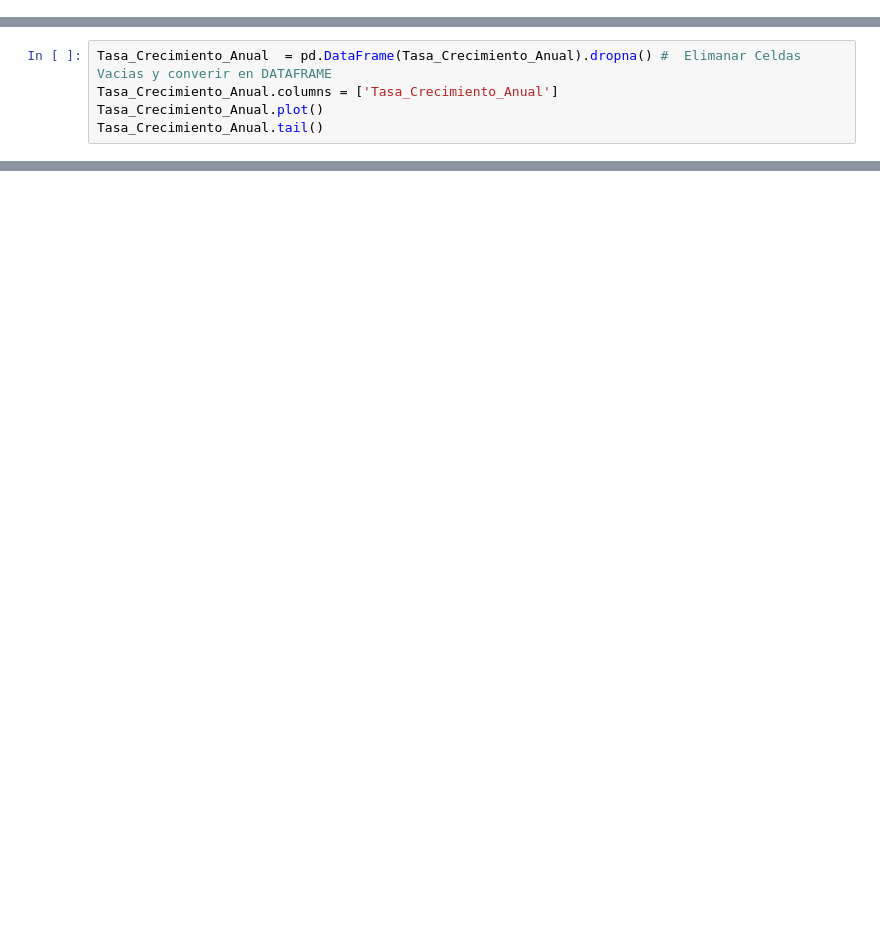
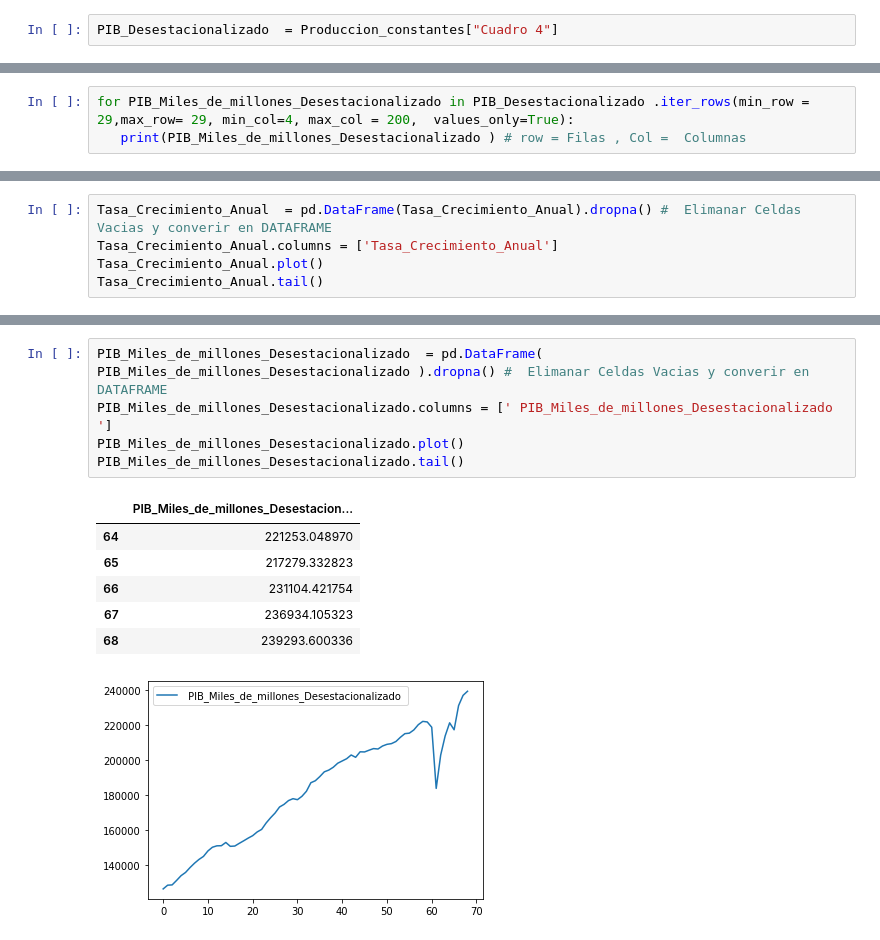
Before and after one commit to brayanricardo13/Crecimiento-Economico, a Jupyter notebook: PIB_PRODUCTO_INTERNO_BRUTO.ipynb, the cells around one changed output, grey strips where cells are left out. Drawn from its saved outputs; the diff is of its cells as text; blank space fills up the shorter version.

```diff
--- a/PIB_PRODUCTO_INTERNO_BRUTO.ipynb
+++ b/PIB_PRODUCTO_INTERNO_BRUTO.ipynb
@@ -15,6 +13,8 @@ Produccion_constantes = load_workbook("/content/drive/MyDrive/U CENTRAL ECONOMI
 Produccion_Corrientes = load_workbook("/content/drive/MyDrive/U CENTRAL ECONOMÍA/DOCUMENTOS ADICIONALES/CURSOS/MEDICION ECONOMICA/PRODUCTO INTERNO BRUTO/Anexos_produccion_corrientes_I_2022.xlsx")
 # %%
 PIB  = Produccion_constantes["Cuadro 1"]
+# %%
+PIB_Desestacionalizado  = Produccion_constantes["Cuadro 4"]
 # %%
 for Tasa_Crecimiento_Anual in PIB .iter_rows(min_row = 62,max_row= 62, min_col=8, max_col = 200,  values_only=True):
    print(Tasa_Crecimiento_Anual) # row = Filas , Col =  Columnas
@@ -23,0 +27,3 @@ for PIB_Miles_de_millones in PIB .iter_rows(min_row = 29,max_row= 29, min_col=4,
+# %%
+for PIB_Miles_de_millones_Desestacionalizado in PIB_Desestacionalizado .iter_rows(min_row = 29,max_row= 29, min_col=4, max_col = 200,  values_only=True):
+   print(PIB_Miles_de_millones_Desestacionalizado ) # row = Filas , Col =  Columnas
@@ -33,0 +57,13 @@ PIB_Miles_de_millones.tail()
+# %%
+PIB_Miles_de_millones_Desestacionalizado  = pd.DataFrame( PIB_Miles_de_millones_Desestacionalizado ).dropna() #  Elimanar Celdas Vacias y converir en DATAFRAME
+PIB_Miles_de_millones_Desestacionalizado.columns = [' PIB_Miles_de_millones_Desestacionalizado ']
+PIB_Miles_de_millones_Desestacionalizado.plot()
+PIB_Miles_de_millones_Desestacionalizado.tail()
+# %% [output]
+|  | PIB_Miles_de_millones_Desestacion... |
+| 64 | 221253.048970 |
+| 65 | 217279.332823 |
+| 66 | 231104.421754 |
+| 67 | 236934.105323 |
+| 68 | 239293.600336 |
+[figure, added]
```
Also changed, not shown: parts of 6 cells of this notebook.
